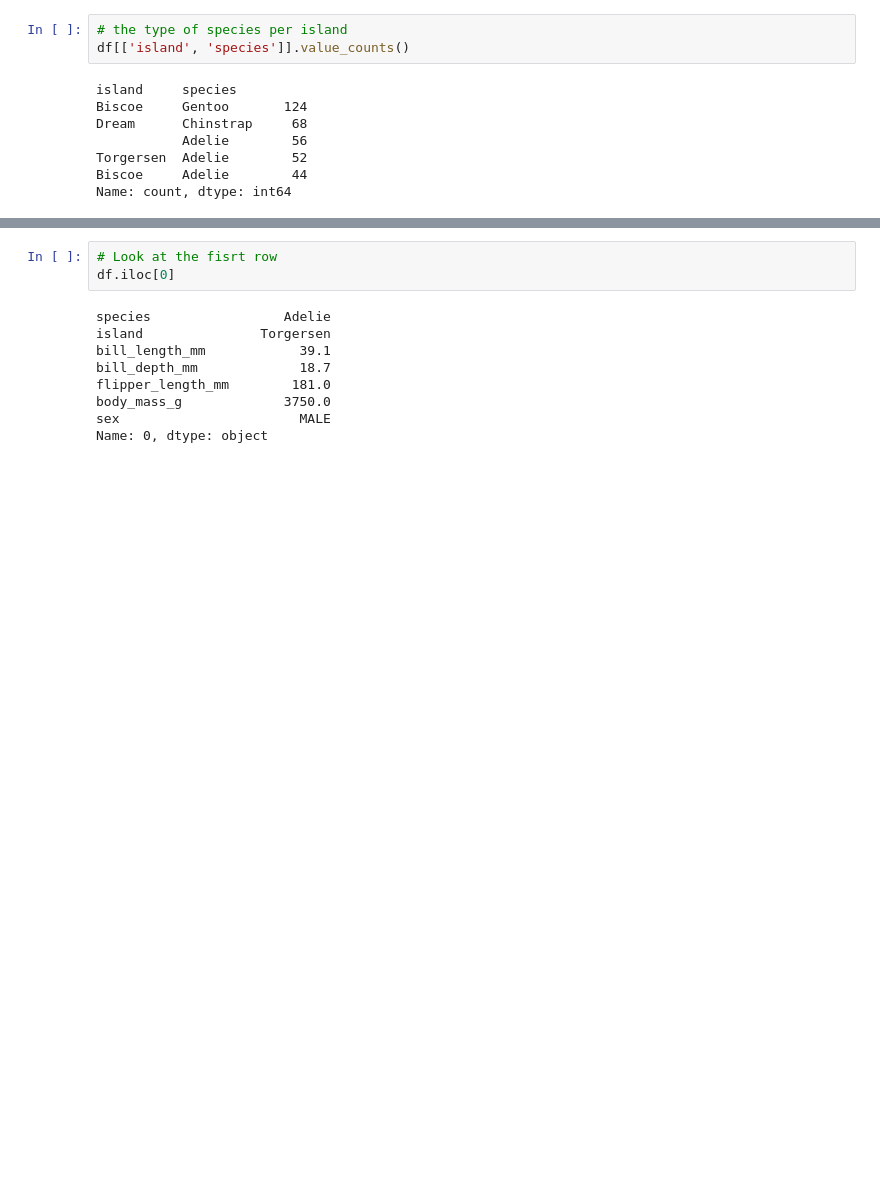
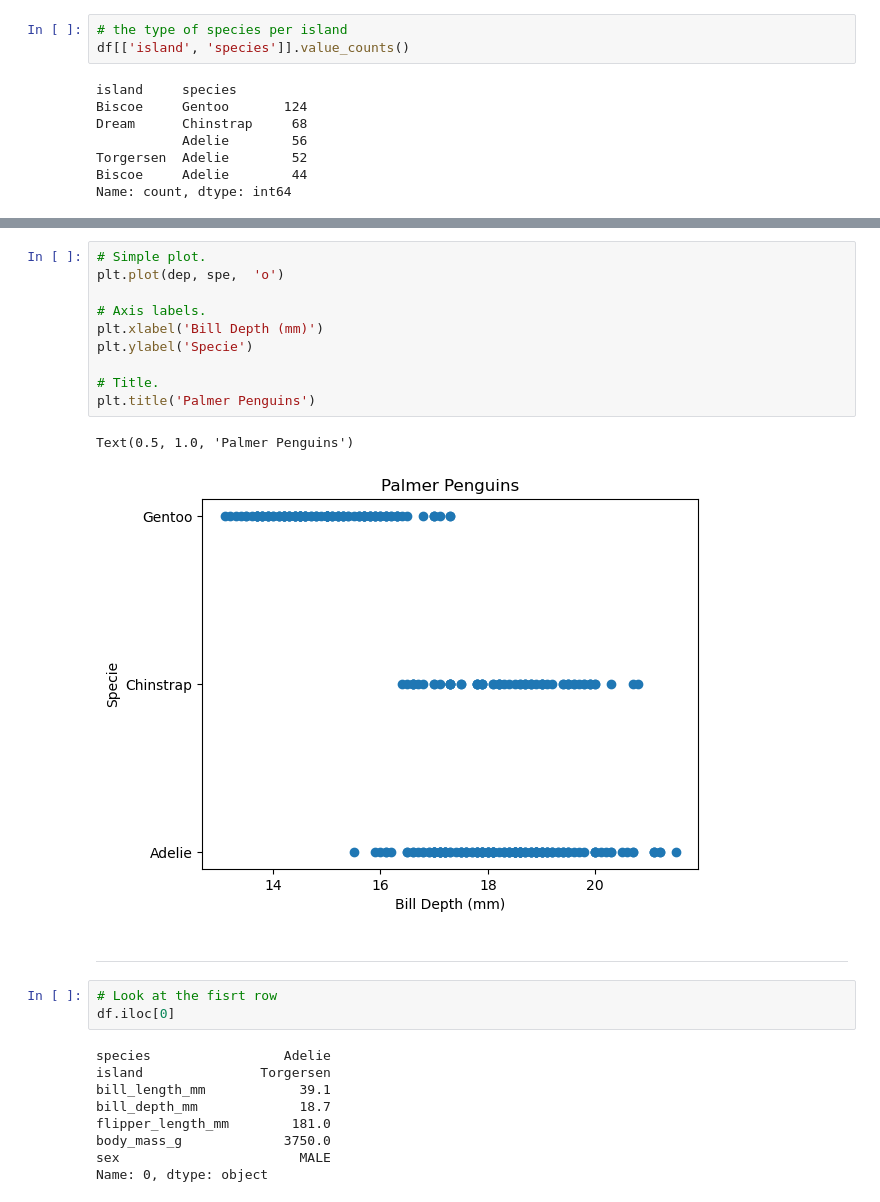
Before and after one commit to GabrielaDomiciano/myprojectPDA, a Jupyter notebook: penguins.ipynb, the cells around one changed output, grey strips where cells are left out. Drawn from its saved outputs; the diff is of its cells as text; blank space fills up the shorter version.

```diff
--- a/penguins.ipynb
+++ b/penguins.ipynb
@@ -144,3 +279,18 @@ Name: count, dtype: int64
+# %%
+# Simple plot.
+plt.plot(dep, spe,  'o')
+
+# Axis labels.
+plt.xlabel('Bill Depth (mm)')
+plt.ylabel('Specie')
+
+# Title.
+plt.title('Palmer Penguins')
+# %% [output]
+Text(0.5, 1.0, 'Palmer Penguins')
+[figure, added]
+# %% [markdown]
+***
 # %%
 # Look at the fisrt row
 df.iloc[0]
```
Also changed, not shown: parts of 7 cells of this notebook.
